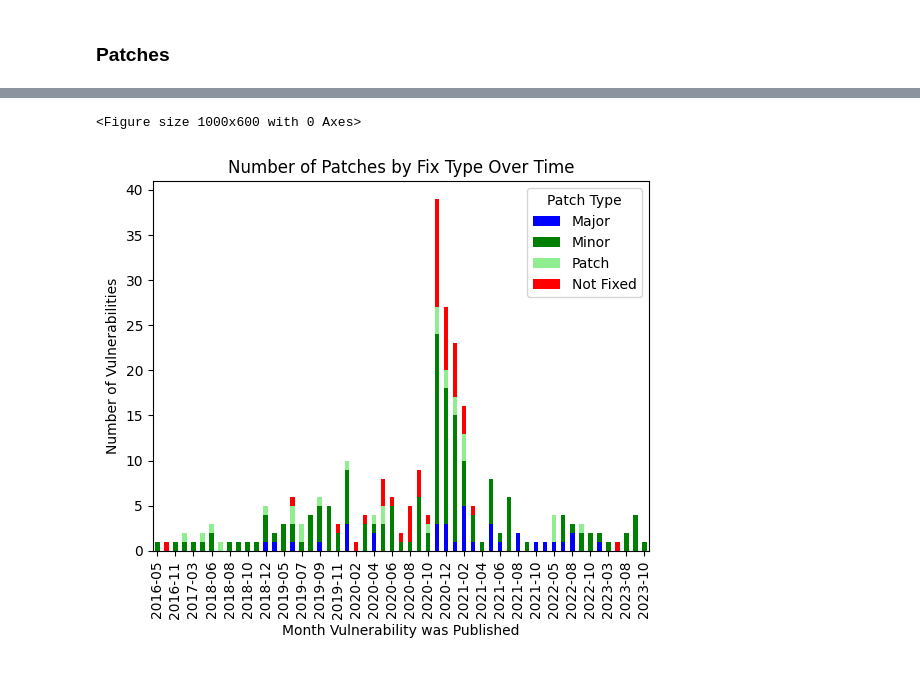
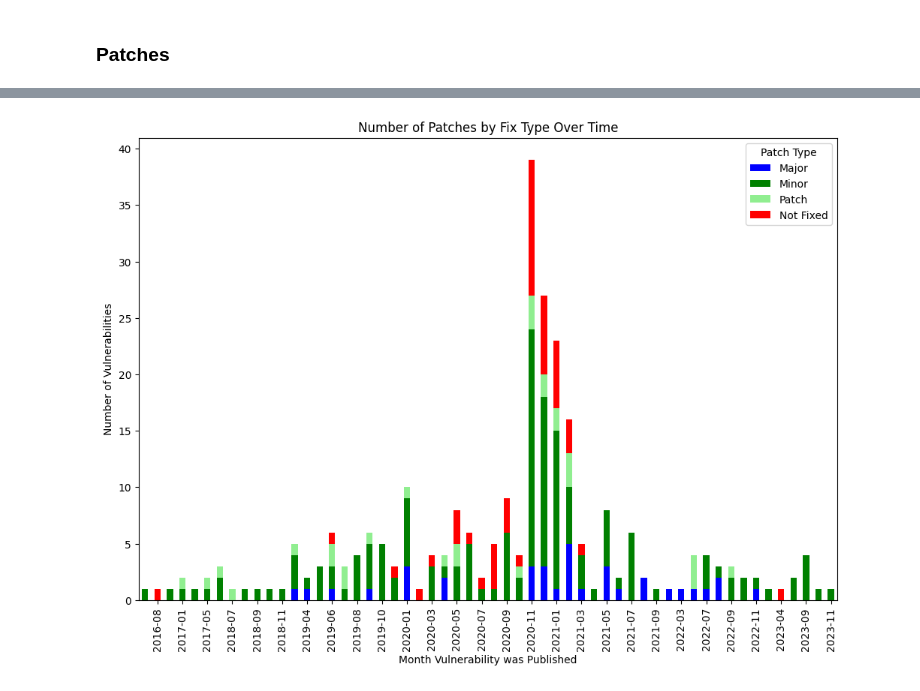
Before and after one commit to ratoru/cargo-ecosystem-lag, a Jupyter notebook: rustsec-analysis/analysis.ipynb, the cells around one changed output, grey strips where cells are left out. Cells and saved outputs as stored; diff of their text form; code cells hidden in the pictures.

```diff
--- a/rustsec-analysis/analysis.ipynb
+++ b/rustsec-analysis/analysis.ipynb
@@ -10,6 +10,8 @@ import pandas as pd
 import numpy as np
 import matplotlib.pyplot as plt
 from cvss import CVSS2, CVSS3 # converts CVSS strings to score
+
+plt.rcParams['figure.figsize'] = [12, 8] # set figure size
 # %% [markdown]
 ## Data Aggregation
 
@@ -269,33 +294,32 @@ For each patch type, how many versions does it take on average?
 # %%
-def plot_patches_over_time(df):
+def plot_patches_over_time(df, save_path = ''):
     # Only consider CVSS vulnerabilities
     df_filtered = df.dropna(subset=['severity']).copy()
     df_filtered['p-major'] = df['patches_til_fix'].apply(get_patch_type).apply(lambda x: 1 if x == 'major' else 0)
     df_filtered['p-minor'] = df['patches_til_fix'].apply(get_patch_type).apply(lambda x: 1 if x == 'minor' else 0)
     df_filtered['p-patch'] = df['patches_til_fix'].apply(get_patch_type).apply(lambda x: 1 if x == 'patch' else 0)
     df_filtered['p-not-fixed'] = df['patches_til_fix'].apply(get_patch_type).apply(lambda x: 1 if x == 'not-fixed' else 0)
 
     # Group by month and sum the occurrences of each patch type
     monthly_counts = df_filtered.groupby([df_filtered['published'].dt.to_period("M")])[['p-major', 'p-minor', 'p-patch', 'p-not-fixed']].sum()
 
     # Plotting a stacked bar plot
-    plt.figure(figsize=(10, 6))
     ax = monthly_counts.plot(kind='bar', stacked=True, color=['blue', 'green', 'lightgreen', 'red'])
 
     # Adding labels and title
     plt.xlabel('Month Vulnerability was Published')
     plt.ylabel('Number of Vulnerabilities')
     plt.title('Number of Patches by Fix Type Over Time')
     plt.gca().xaxis.set_major_locator(plt.matplotlib.dates.DayLocator(interval=2))
 
     # Customize legend labels
     legend_labels = ['Major', 'Minor', 'Patch', 'Not Fixed']
     ax.legend(legend_labels, title='Patch Type')
-
+    if save_path != '':
+        plt.savefig(save_path, dpi=300, bbox_inches = "tight")
     # Display the plot
     plt.show()
 
-plot_patches_over_time(df)
+plot_patches_over_time(df, 'graphs/fix_types.png')
 # %% [output]
-<Figure size 1000x600 with 0 Axes>
-[figure, old version]
+[figure, new version]
```
Also changed, not shown: parts of 10 cells of this notebook, 8 other files.
